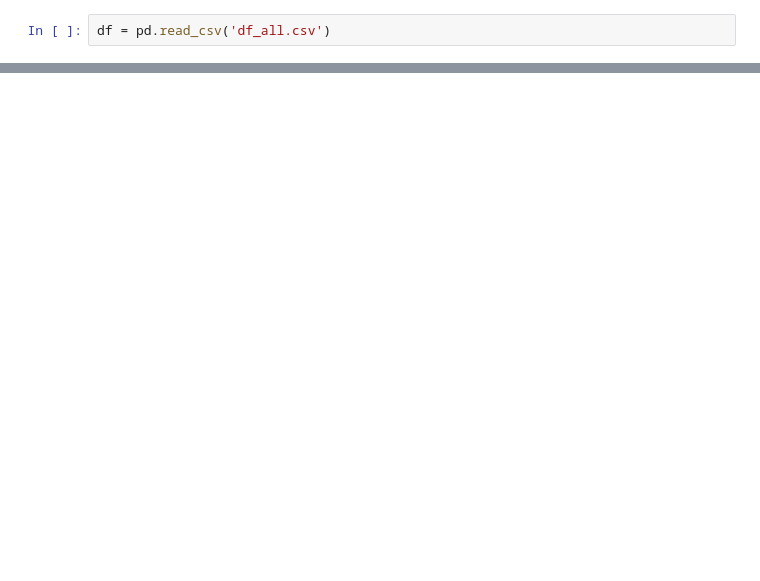
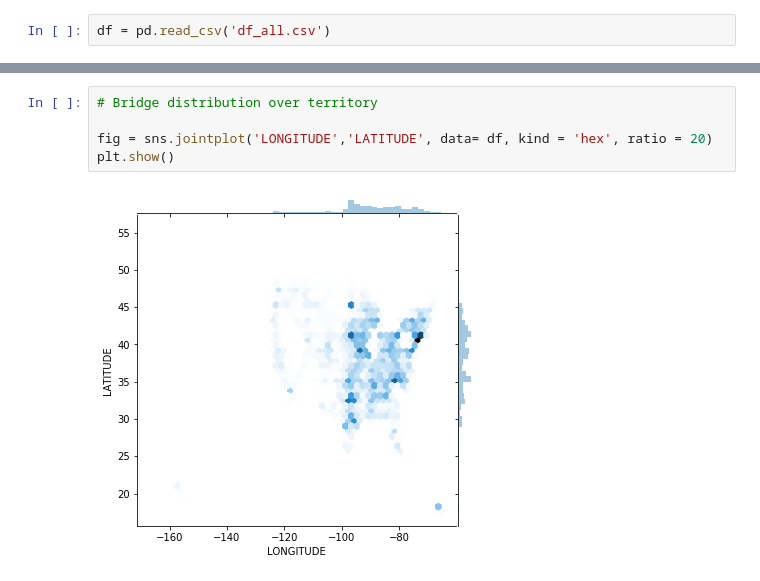
Before and after one commit to VegaLaguna/TFM-Bridge-deterioration, a Jupyter notebook: 03-EDA_ALL.ipynb, the cells around one changed output, grey strips where cells are left out. Drawn from its saved outputs; the diff is of its cells as text; blank space fills up the shorter version.

```diff
--- a/03-EDA_ALL.ipynb
+++ b/03-EDA_ALL.ipynb
@@ -81,0 +108,7 @@ plt.show()
+# %%
+# Bridge distribution over territory
+
+fig = sns.jointplot('LONGITUDE','LATITUDE', data= df, kind = 'hex', ratio = 20)
+plt.show()
+# %% [output]
+[figure, added]
```
Also changed, not shown: parts of 62 cells of this notebook, 7 other files.
